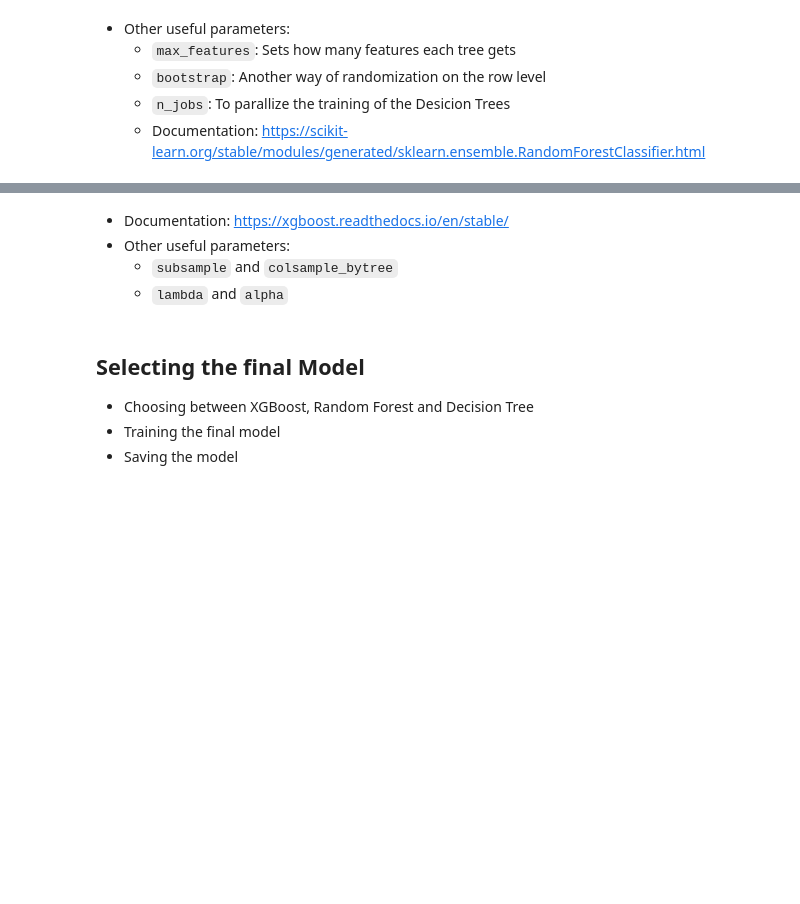
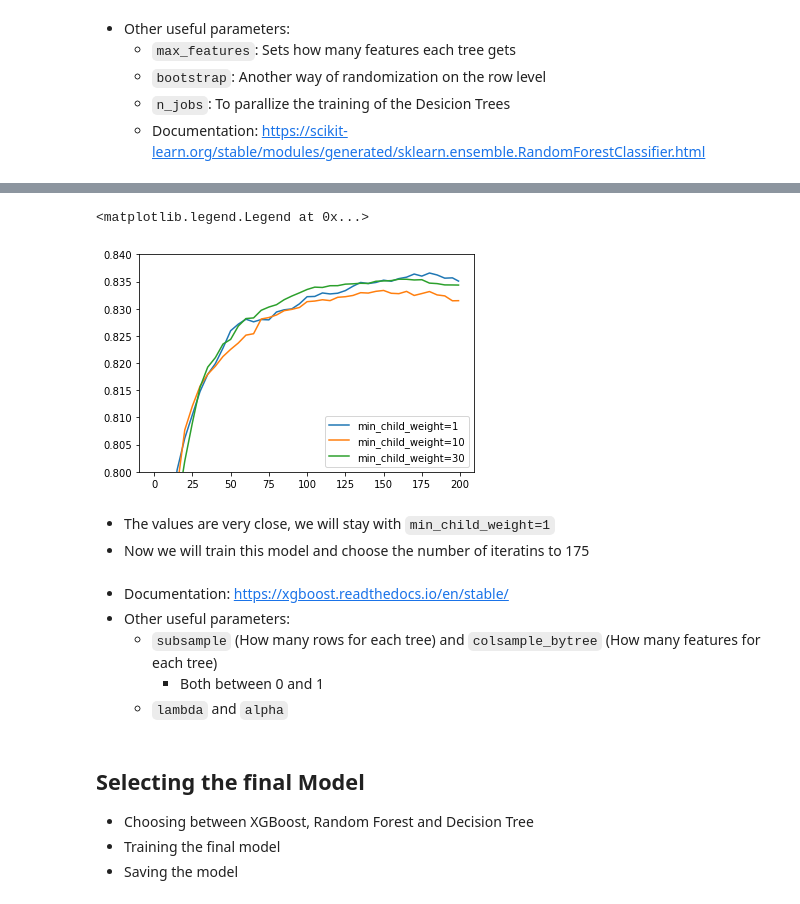
Before and after one commit to froukje/ml-zoomcamp, a Jupyter notebook: week6/Lecture_6_Decision_Trees_Ensemble_Learning.ipynb, the cells around one changed output, grey strips where cells are left out. Saved outputs shown, nothing was run; the diff lists cells and outputs as text; code cells hidden in the pictures; blank space fills up the shorter version.

````diff
--- a/week6/Lecture_6_Decision_Trees_Ensemble_Learning.ipynb
+++ b/week6/Lecture_6_Decision_Trees_Ensemble_Learning.ipynb
@@ -1197,0 +1274,2 @@ plt.legend();
+# %%
+scores = {}
@@ -1197,0 +1294,3 @@ plt.legend();
+# %%
+key = f"min_child_weight={xgb_params['min_child_weight']}"
+scores[key] = parse_xgb_output(output)
@@ -1197,0 +1301,11 @@ plt.legend();
+# %%
+for key, df_scores in scores.items():
+    plt.plot(df_scores.num_iter, df_scores.val_auc, label=key)
+plt.ylim(0.8,0.84)
+plt.legend()
+# %% [output]
+<matplotlib.legend.Legend at 0x...>
+[figure, added]
+# %% [markdown]
+* The values are very close, we will stay with ```min_child_weight=1```
+* Now we will train this model and choose the number of iteratins to 175
@@ -1198,7 +1328,8 @@ plt.legend();
 # %% [markdown]
 * Documentation: https://xgboost.readthedocs.io/en/stable/
 * Other useful parameters:
-    * ```subsample``` and ```colsample_bytree```
+    * ```subsample``` (How many rows for each tree) and ```colsample_bytree``` (How many features for each tree)
+        * Both between 0 and 1
     * ```lambda``` and ```alpha```
 # %% [markdown]
 ## Selecting the final Model
````
Also changed, not shown: parts of 136 cells of this notebook.
